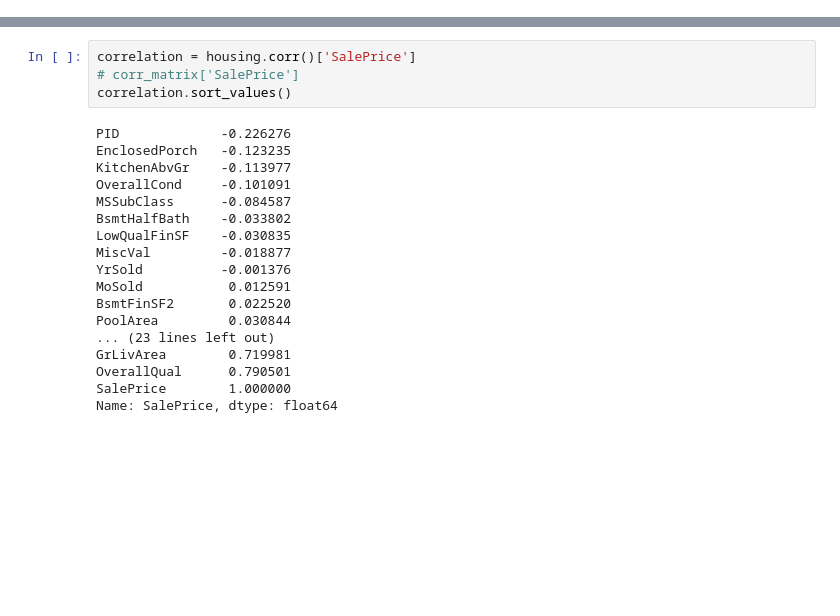
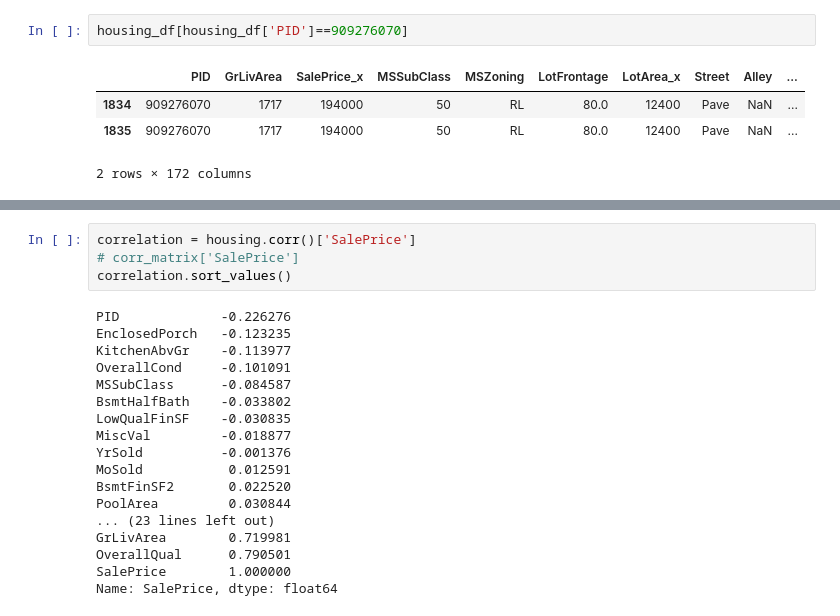
Before and after one commit to danieljinchoy/ames_housing_ml, a Jupyter notebook: Analysis.ipynb, the cells around one changed output, grey strips where cells are left out. Saved outputs shown, nothing was run; the diff lists cells and outputs as text; blank space fills up the shorter version.

```diff
--- a/Analysis.ipynb
+++ b/Analysis.ipynb
@@ -12,0 +111,7 @@ real_estate = pd.read_csv('../data/Ames_Real_Estate_Data.csv', index_col = 0)
+# %%
+housing_df[housing_df['PID']==909276070]
+# %% [output]
+|  | PID | GrLivArea | SalePrice_x | MSSubClass | MSZoning | LotFrontage | LotArea_x | Street | Alley | ... |
+| 1834 | 909276070 | 1717 | 194000 | 50 | RL | 80.0 | 12400 | Pave | NaN | ... |
+| 1835 | 909276070 | 1717 | 194000 | 50 | RL | 80.0 | 12400 | Pave | NaN | ... |
+2 rows × 172 columns
```
Also changed, not shown: parts of 17 cells of this notebook, 1 other file.
